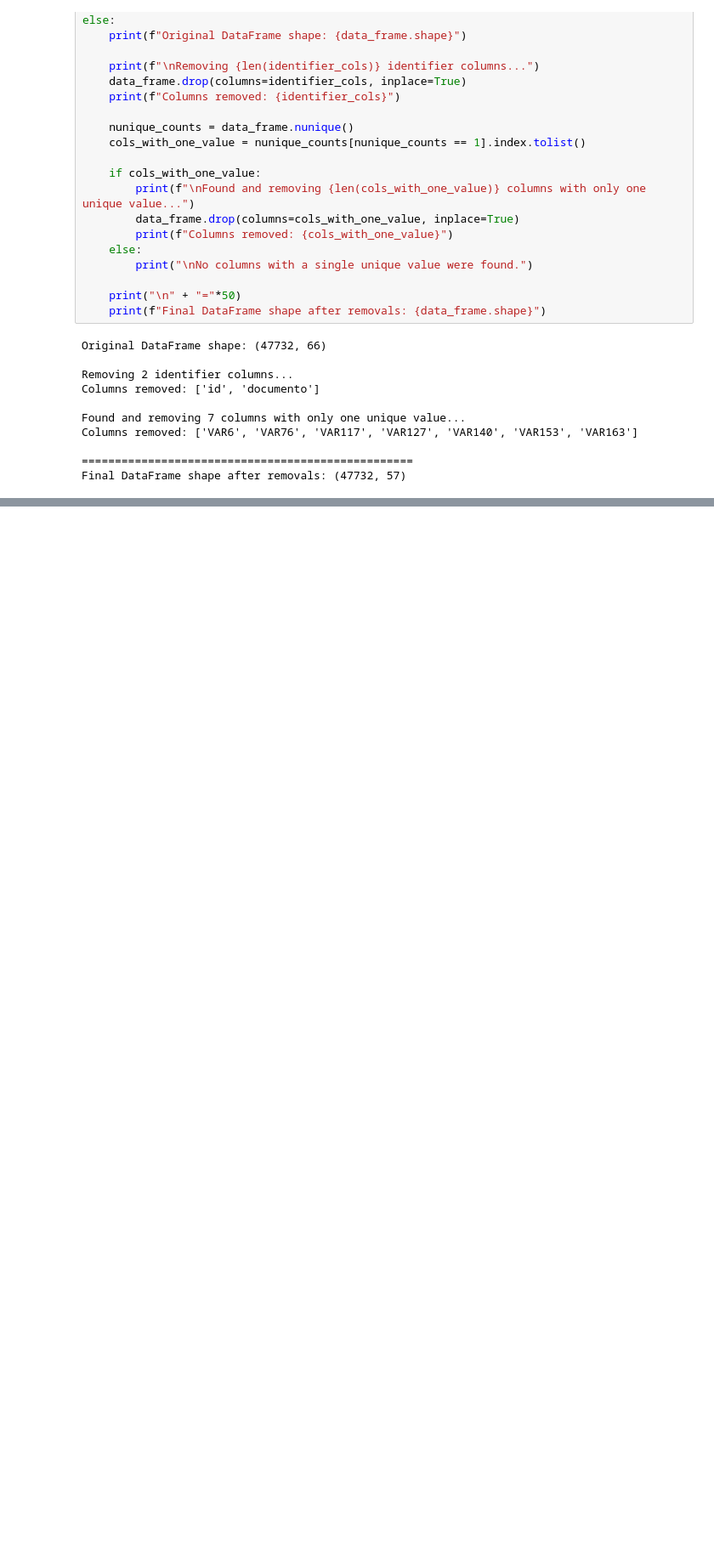
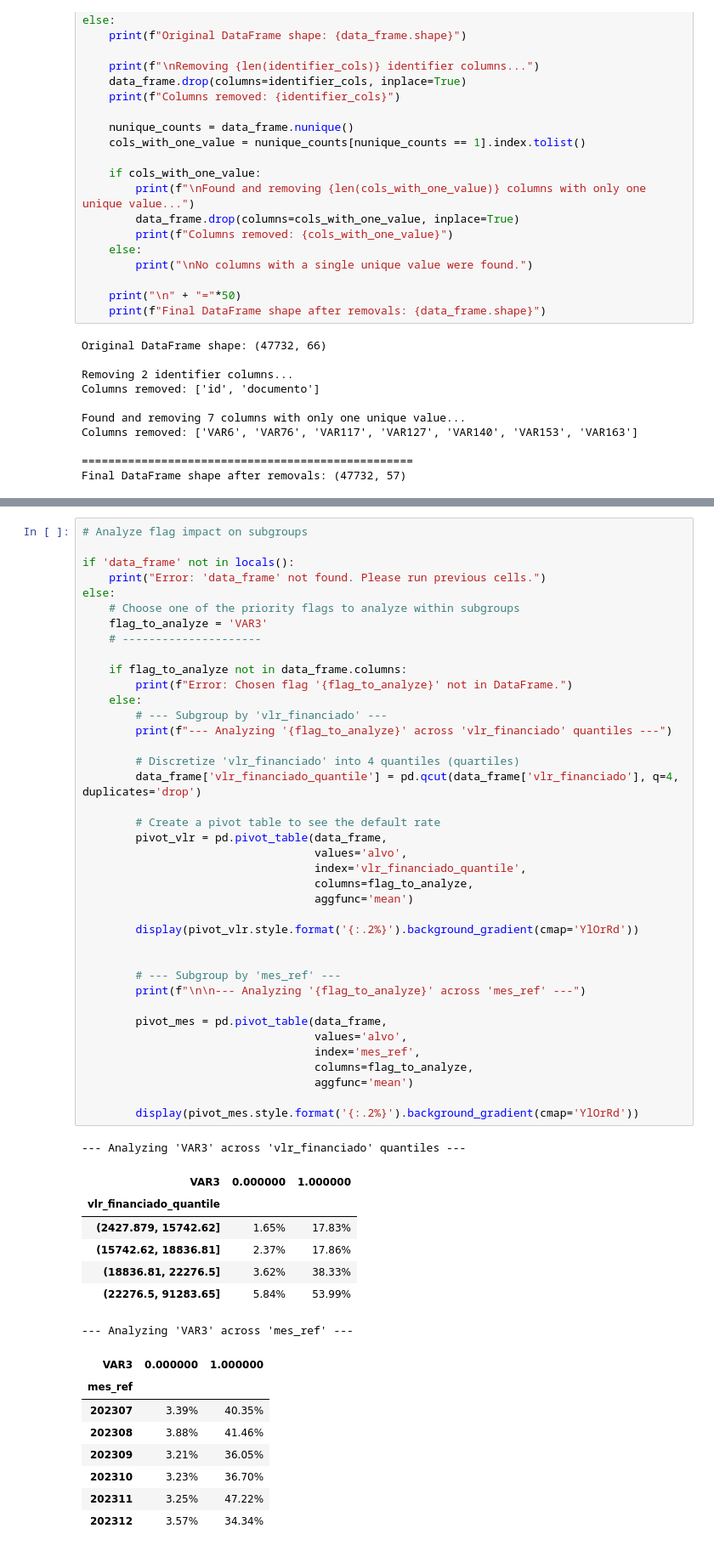
Before and after one commit to RenatoNogFer/Project-4, a Jupyter notebook: main.ipynb, the cells around one changed output, grey strips where cells are left out. Shown at 85% size. Cells and saved outputs as stored; diff of their text form; blank space fills up the shorter version.

Commit message:
feat: early analysis of binary data

```diff
--- a/main.ipynb
+++ b/main.ipynb
@@ -384,0 +582,56 @@ Final DataFrame shape after removals: (47732, 57)
+# %%
+# Analyze flag impact on subgroups
+
+if 'data_frame' not in locals():
+    print("Error: 'data_frame' not found. Please run previous cells.")
+else:
+    # Choose one of the priority flags to analyze within subgroups
+    flag_to_analyze = 'VAR3'
+    # ---------------------
+
+    if flag_to_analyze not in data_frame.columns:
+        print(f"Error: Chosen flag '{flag_to_analyze}' not in DataFrame.")
+    else:
+        # --- Subgroup by 'vlr_financiado' ---
+        print(f"--- Analyzing '{flag_to_analyze}' across 'vlr_financiado' quantiles ---")
+
+        # Discretize 'vlr_financiado' into 4 quantiles (quartiles)
+        data_frame['vlr_financiado_quantile'] = pd.qcut(data_frame['vlr_financiado'], q=4, duplicates='drop')
+
+        # Create a pivot table to see the default rate
+        pivot_vlr = pd.pivot_table(data_frame,
+                                   values='alvo',
+                                   index='vlr_financiado_quantile',
+                                   columns=flag_to_analyze,
+                                   aggfunc='mean')
+
+        display(pivot_vlr.style.format('{:.2%}').background_gradient(cmap='YlOrRd'))
+
+
+        # --- Subgroup by 'mes_ref' ---
+        print(f"\n\n--- Analyzing '{flag_to_analyze}' across 'mes_ref' ---")
+
+        pivot_mes = pd.pivot_table(data_frame,
+                                   values='alvo',
+                                   index='mes_ref',
+                                   columns=flag_to_analyze,
+                                   aggfunc='mean')
+
+        display(pivot_mes.style.format('{:.2%}').background_gradient(cmap='YlOrRd'))
+# %% [output]
+--- Analyzing 'VAR3' across 'vlr_financiado' quantiles ---
+| VAR3 | 0.000000 | 1.000000 |
+| vlr_financiado_quantile |  |  |
+| (2427.879, 15742.62] | 1.65% | 17.83% |
+| (15742.62, 18836.81] | 2.37% | 17.86% |
+| (18836.81, 22276.5] | 3.62% | 38.33% |
+| (22276.5, 91283.65] | 5.84% | 53.99% |
+--- Analyzing 'VAR3' across 'mes_ref' ---
+| VAR3 | 0.000000 | 1.000000 |
+| mes_ref |  |  |
+| 202307 | 3.39% | 40.35% |
+| 202308 | 3.88% | 41.46% |
+| 202309 | 3.21% | 36.05% |
+| 202310 | 3.23% | 36.70% |
+| 202311 | 3.25% | 47.22% |
+| 202312 | 3.57% | 34.34% |
```
Also changed, not shown: parts of 9 cells of this notebook.
